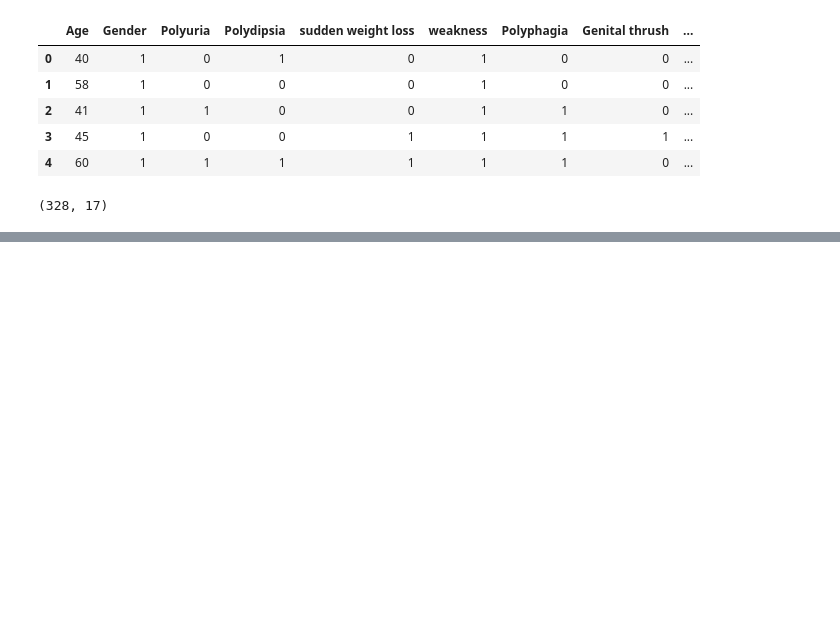
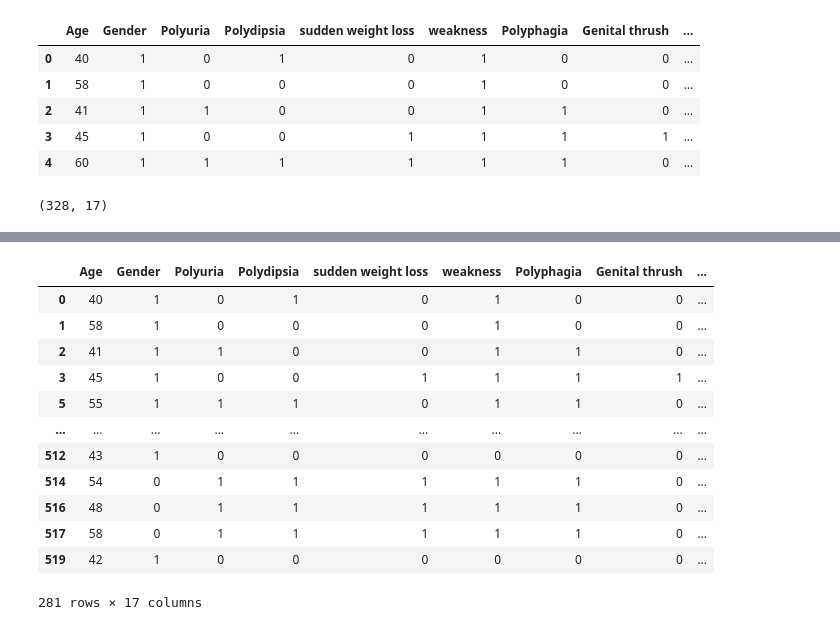
Before and after one commit to asadca4u/Final_Project_Group_Five, a Jupyter notebook: Diabetes_ETL.ipynb, the cells around one changed output, grey strips where cells are left out. Saved outputs shown, nothing was run; the diff lists cells and outputs as text; code cells hidden in the pictures; blank space fills up the shorter version.

```diff
--- a/Diabetes_ETL.ipynb
+++ b/Diabetes_ETL.ipynb
@@ -91,0 +134,4 @@ male_df.shape
+# %%
+# Bin Age 40-59
+Gen2_df = df2.loc[(df2['Age'] >= 40) & (df2['Age'] < 60)]
+Gen2_df["Age"].describe()
@@ -91,0 +148,16 @@ male_df.shape
+# %%
+Gen2_df
+# %% [output]
+|  | Age | Gender | Polyuria | Polydipsia | sudden weight loss | weakness | Polyphagia | Genital thrush | ... |
+| 0 | 40 | 1 | 0 | 1 | 0 | 1 | 0 | 0 | ... |
+| 1 | 58 | 1 | 0 | 0 | 0 | 1 | 0 | 0 | ... |
+| 2 | 41 | 1 | 1 | 0 | 0 | 1 | 1 | 0 | ... |
+| 3 | 45 | 1 | 0 | 0 | 1 | 1 | 1 | 1 | ... |
+| 5 | 55 | 1 | 1 | 1 | 0 | 1 | 1 | 0 | ... |
+| ... | ... | ... | ... | ... | ... | ... | ... | ... | ... |
+| 512 | 43 | 1 | 0 | 0 | 0 | 0 | 0 | 0 | ... |
+| 514 | 54 | 0 | 1 | 1 | 1 | 1 | 1 | 0 | ... |
+| 516 | 48 | 0 | 1 | 1 | 1 | 1 | 1 | 0 | ... |
+| 517 | 58 | 0 | 1 | 1 | 1 | 1 | 1 | 0 | ... |
+| 519 | 42 | 1 | 0 | 0 | 0 | 0 | 0 | 0 | ... |
+281 rows × 17 columns
```
Also changed, not shown: parts of 17 cells of this notebook.
